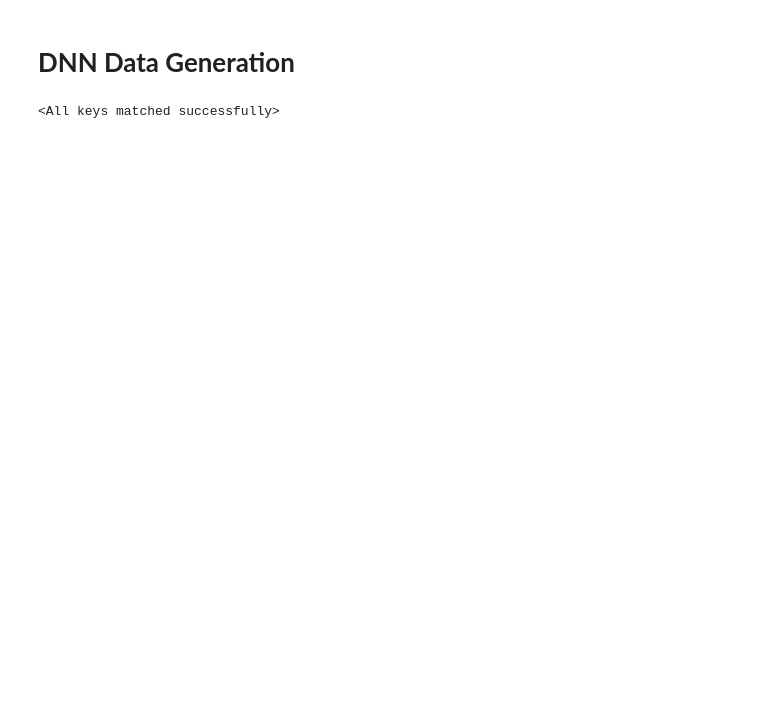
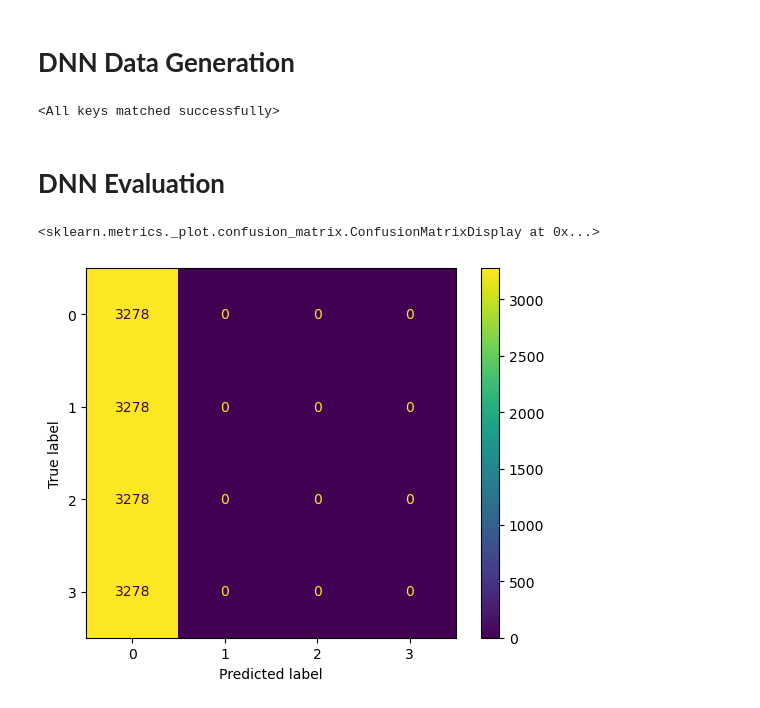
Before and after one commit to navidaftabi/rnn_paper, a Jupyter notebook: dnn0_test.ipynb, the cells around one changed output. Drawn from its saved outputs; the diff is of its cells as text; code cells hidden in the pictures; blank space fills up the shorter version.

```diff
--- a/dnn0_test.ipynb
+++ b/dnn0_test.ipynb
@@ -99,6 +104,24 @@ Res = defaultdict(dict)
 for level in tqdm(noise_levels, desc=' Generating residuals ... '):
     vae = vaes[level].eval()
     rnn = rnns[level].eval()
+    # state estimation residual for normal data
+    r1 = torch.tensor(RES[0], dtype=torch.float32)
+    z = torch.tensor(Z[0], dtype=torch.float32).to(device)
+    R = []
+    for _ in range(samples):
+        # VAE residuals for normal data
+        z_rec = vae(z)
+        r2 = (z_rec - z).detach().cpu()
+
+        # rnn prediction residual
+        s_t = vae.encoder(z)
+        s_t = series_to_supervised(s_t.cpu().detach().numpy(), n_in=rnn_window).values[:,:rnn_window * latent_dim]
+        s_t = torch.tensor(s_t, dtype=torch.float32).to(device)
+        s_tt = rnn(s_t)
+        z_rnn = vae.decoder(s_tt)
+        r3 = (z_rnn - z[rnn_window:]).detach().cpu()
+        R.append(torch.stack([r1[rnn_window:],r2[rnn_window:],r3], dim=1))
+    Res[level][0] = torch.stack(R, dim=1)
     for intensity in range(5,10):
         for k, v in Z[intensity].items():
             # state estimation residual
@@ -113,9 +136,31 @@ for level in tqdm(noise_levels, desc=' Generating residuals ... '):
                 # rnn prediction residual
                 s_t = vae.encoder(z)
                 s_t = series_to_supervised(s_t.cpu().detach().numpy(), n_in=rnn_window).values[:,:rnn_window * latent_dim]
-                s_t = torch.tensor(s_t, dtype=torch.float32)
+                s_t = torch.tensor(s_t, dtype=torch.float32).to(device)
                 s_tt = rnn(s_t)
                 z_rnn = vae.decoder(s_tt)
                 r3 = (z_rnn - z[rnn_window:]).detach().cpu()
                 R.append(torch.stack([r1[rnn_window:],r2[rnn_window:],r3], dim=1))
             Res[level][k] = torch.stack(R, dim=1)
+# %%
+y = dict()
+no_signal = len(Z[0]) - rnn_window
+for l in range(4):
+    y[l] = F.one_hot(l * torch.ones((no_signal), dtype=torch.long), num_classes=4).float()
+# %% [markdown]
+# **DNN Evaluation**
+# %%
+preds = defaultdict()
+for level, X in Res.items():
+    dnn.eval()
+    _X = torch.cat(list(X.values()), dim=0).to(device)
+    preds[level] = dnn(_X)
+# %%
+# noise level 5 dataset
+pp = torch.argmax(preds[5], dim=1).cpu().detach().numpy()
+yy = torch.argmax(torch.cat(list(y.values()), dim=0).long(), dim=1).numpy()
+cm = confusion_matrix(yy,pp, labels=[0,1,2,3])
+ConfusionMatrixDisplay(cm, display_labels=[0,1,2,3]).plot()
+# %% [output]
+<sklearn.metrics._plot.confusion_matrix.ConfusionMatrixDisplay at 0x...>
+[figure, added]
```
Also changed, not shown: parts of 4 cells of this notebook.
